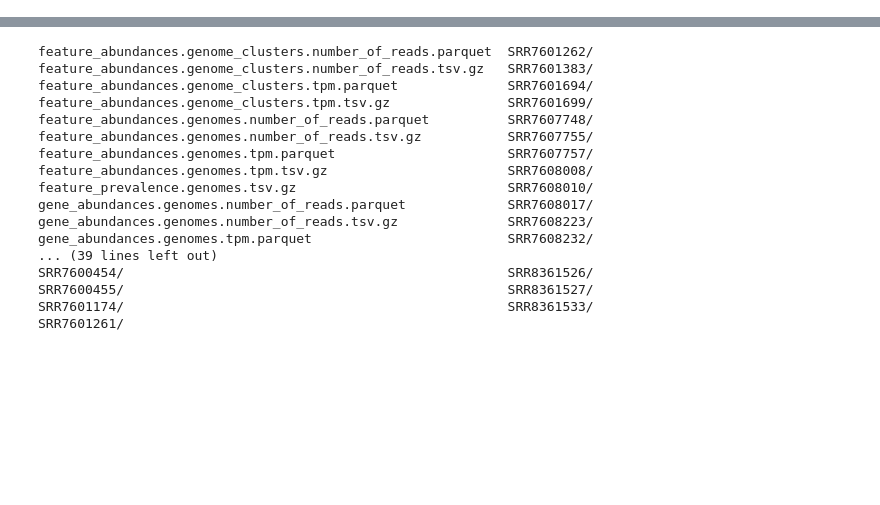
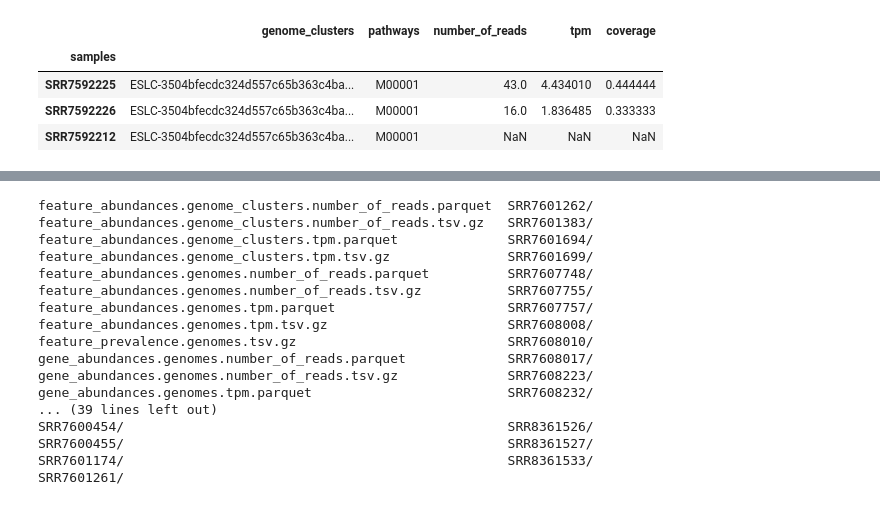
Before and after one commit to jolespin/leviathan, a Jupyter notebook: notebooks/convert_to_xarray.ipynb, the cells around one changed output, grey strips where cells are left out. Cells and saved outputs as stored; diff of their text form; code cells hidden in the pictures; blank space fills up the shorter version.

```diff
--- a/notebooks/convert_to_xarray.ipynb
+++ b/notebooks/convert_to_xarray.ipynb
@@ -142,0 +156,3 @@ Coordinates:
+# %%
+ds = xr.open_dataset("../data/test/output/feature.genomes.nc", engine="h5netcdf")
+ds
@@ -142,0 +171,8 @@ Coordinates:
+# %%
+ds.sel(genome_clusters="ESLC-3504bfecdc324d557c65b363c4baebd1", pathways="M00001").to_pandas()
+# %% [output]
+|  | genome_clusters | pathways | number_of_reads | tpm | coverage |
+| samples |  |  |  |  |  |
+| SRR7592225 | ESLC-3504bfecdc324d557c65b363c4ba... | M00001 | 43.0 | 4.434010 | 0.444444 |
+| SRR7592226 | ESLC-3504bfecdc324d557c65b363c4ba... | M00001 | 16.0 | 1.836485 | 0.333333 |
+| SRR7592212 | ESLC-3504bfecdc324d557c65b363c4ba... | M00001 | NaN | NaN | NaN |
```
Also changed, not shown: parts of 17 cells of this notebook, 11 other files.
